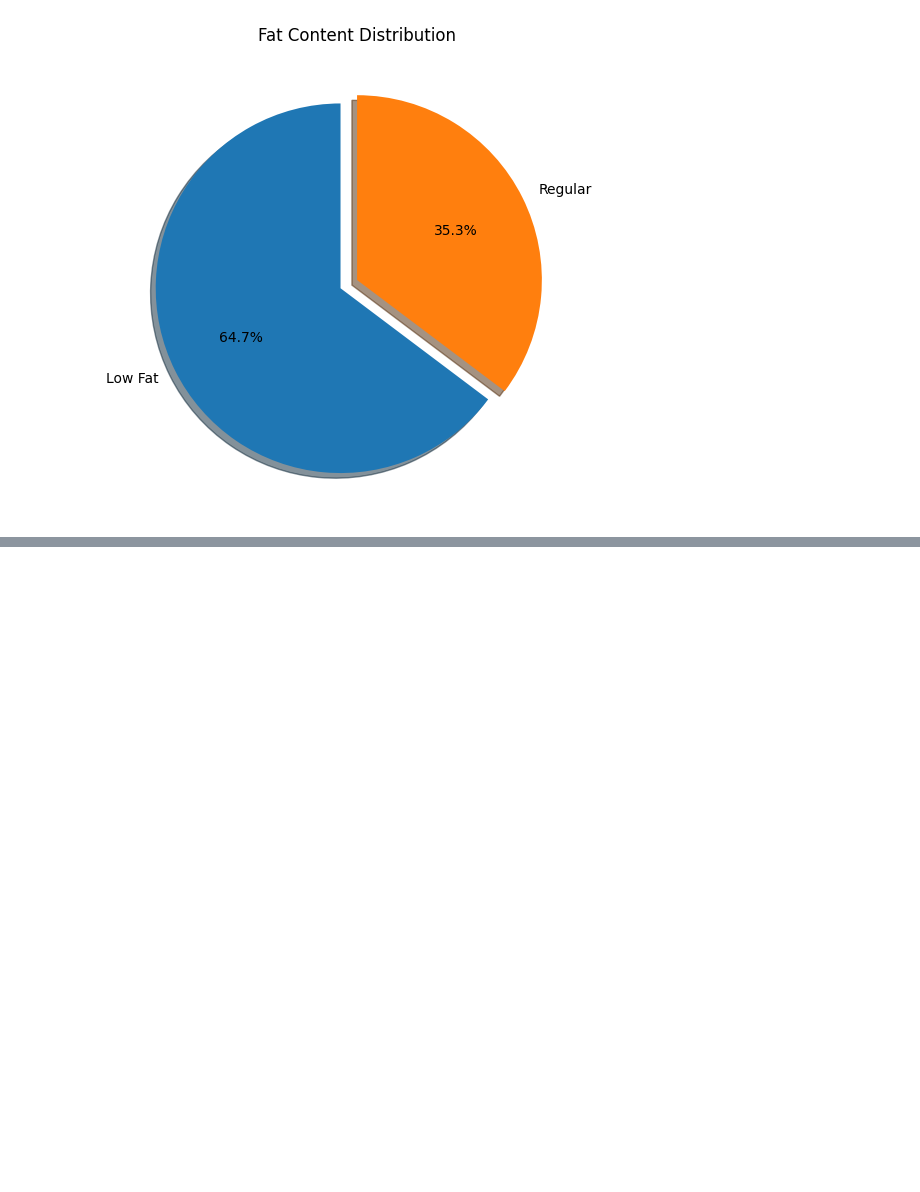
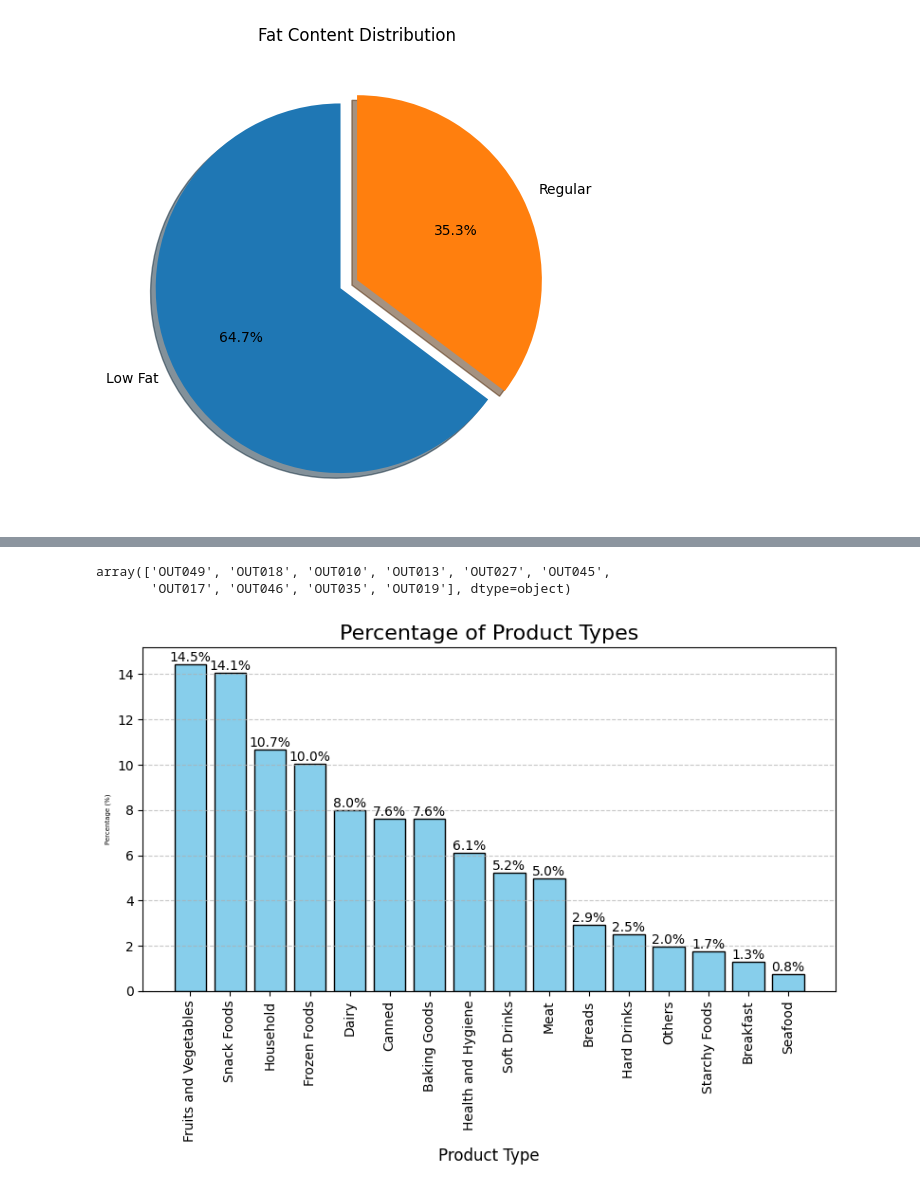
Before and after one commit to pi-mishra/Big-Mart-Sales-Prediction, a Jupyter notebook: BigMartSalesPrediction.ipynb, the cells around one changed output, grey strips where cells are left out. Saved outputs shown, nothing was run; the diff lists cells and outputs as text; code cells hidden in the pictures; blank space fills up the shorter version.

```diff
--- a/BigMartSalesPrediction.ipynb
+++ b/BigMartSalesPrediction.ipynb
@@ -365,0 +382,36 @@ plt.show()
+# %%
+df['OutletID'].unique()
+# %% [output]
+array(['OUT049', 'OUT018', 'OUT010', 'OUT013', 'OUT027', 'OUT045',
+       'OUT017', 'OUT046', 'OUT035', 'OUT019'], dtype=object)
+# %%
+# Calculate the percentage of each category
+percentages = df['ProductType'].value_counts(normalize=True) * 100
+
+# Plot the bar graph
+plt.figure(figsize=(8, 6))
+bars = plt.bar(percentages.index, percentages, color='skyblue', edgecolor='black')
+
+# Add percentages above each bar
+for bar, percentage in zip(bars, percentages):
+    plt.text(
+        bar.get_x() + bar.get_width() / 2,  # X-coordinate (center of the bar)
+        bar.get_height(),  # Y-coordinate (top of the bar)
+        f'{percentage:.1f}%',  # Percentage text
+        ha='center',  # Horizontal alignment
+        va='bottom',  # Vertical alignment
+        fontsize=10  # Font size
+    )
+
+# Add titles and labels
+plt.title('Percentage of Product Types', fontsize=16)
+plt.ylabel('Percentage (%)', fontsize=5)
+plt.xlabel('Product Type', fontsize=12)
+plt.xticks(rotation=90)
+plt.grid(axis='y', linestyle='--', alpha=0.7)
+
+# Show the plot
+plt.tight_layout()
+plt.show()
+# %% [output]
+[figure, added]
```
Also changed, not shown: parts of 3 cells of this notebook.
